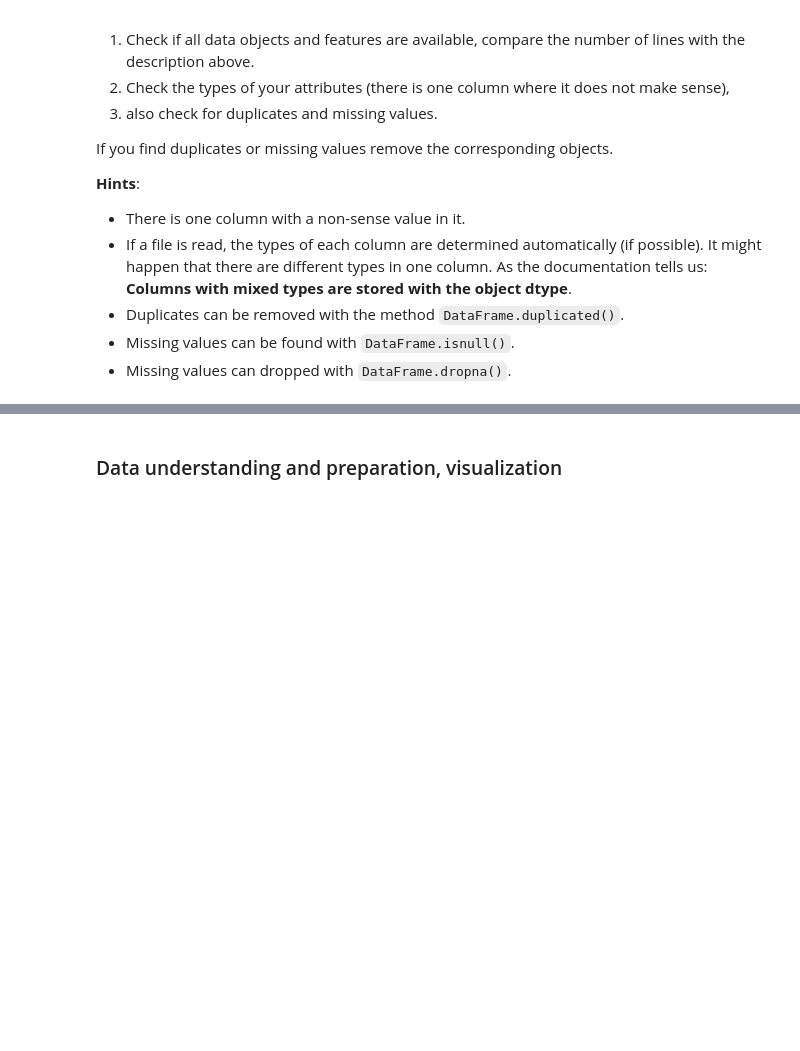
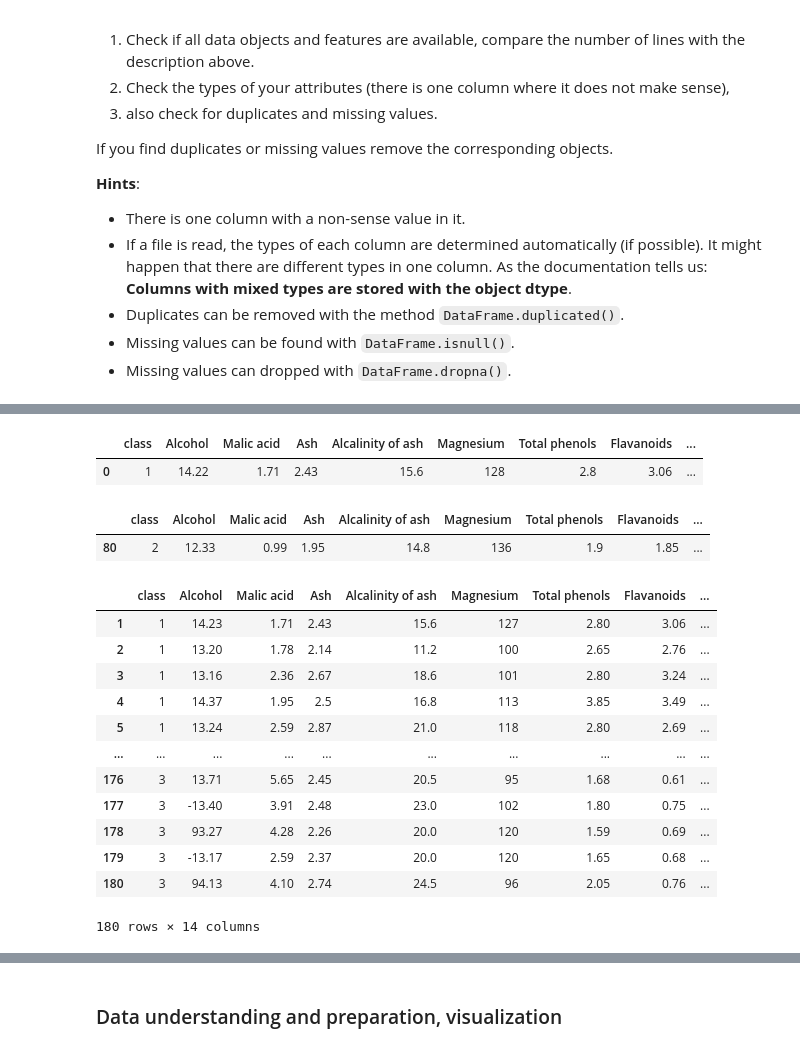
Before and after one commit to Braafisch/Advanced-Data-Mining-Exercises, a Jupyter notebook: Introduction Data Mining/aufgaben_dm_intro.ipynb, the cells around one changed output, grey strips where cells are left out. Drawn from its saved outputs; the diff is of its cells as text; code cells hidden in the pictures; blank space fills up the shorter version.

```diff
--- a/Introduction Data Mining/aufgaben_dm_intro.ipynb
+++ b/Introduction Data Mining/aufgaben_dm_intro.ipynb
@@ -159,0 +145,26 @@ dtype: object
+# %%
+df[df.isnull().any(axis=1)]
+# %% [output]
+|  | class | Alcohol | Malic acid | Ash | Alcalinity of ash | Magnesium | Total phenols | Flavanoids | ... |
+| 0 | 1 | 14.22 | 1.71 | 2.43 | 15.6 | 128 | 2.8 | 3.06 | ... |
+# %%
+df[df.duplicated()]
+# %% [output]
+|  | class | Alcohol | Malic acid | Ash | Alcalinity of ash | Magnesium | Total phenols | Flavanoids | ... |
+| 80 | 2 | 12.33 | 0.99 | 1.95 | 14.8 | 136 | 1.9 | 1.85 | ... |
+# %%
+df.dropna()
+# %% [output]
+|  | class | Alcohol | Malic acid | Ash | Alcalinity of ash | Magnesium | Total phenols | Flavanoids | ... |
+| 1 | 1 | 14.23 | 1.71 | 2.43 | 15.6 | 127 | 2.80 | 3.06 | ... |
+| 2 | 1 | 13.20 | 1.78 | 2.14 | 11.2 | 100 | 2.65 | 2.76 | ... |
+| 3 | 1 | 13.16 | 2.36 | 2.67 | 18.6 | 101 | 2.80 | 3.24 | ... |
+| 4 | 1 | 14.37 | 1.95 | 2.5 | 16.8 | 113 | 3.85 | 3.49 | ... |
+| 5 | 1 | 13.24 | 2.59 | 2.87 | 21.0 | 118 | 2.80 | 2.69 | ... |
+| ... | ... | ... | ... | ... | ... | ... | ... | ... | ... |
+| 176 | 3 | 13.71 | 5.65 | 2.45 | 20.5 | 95 | 1.68 | 0.61 | ... |
+| 177 | 3 | -13.40 | 3.91 | 2.48 | 23.0 | 102 | 1.80 | 0.75 | ... |
+| 178 | 3 | 93.27 | 4.28 | 2.26 | 20.0 | 120 | 1.59 | 0.69 | ... |
+| 179 | 3 | -13.17 | 2.59 | 2.37 | 20.0 | 120 | 1.65 | 0.68 | ... |
+| 180 | 3 | 94.13 | 4.10 | 2.74 | 24.5 | 96 | 2.05 | 0.76 | ... |
+180 rows × 14 columns
```
Also changed, not shown: parts of 3 cells of this notebook.
